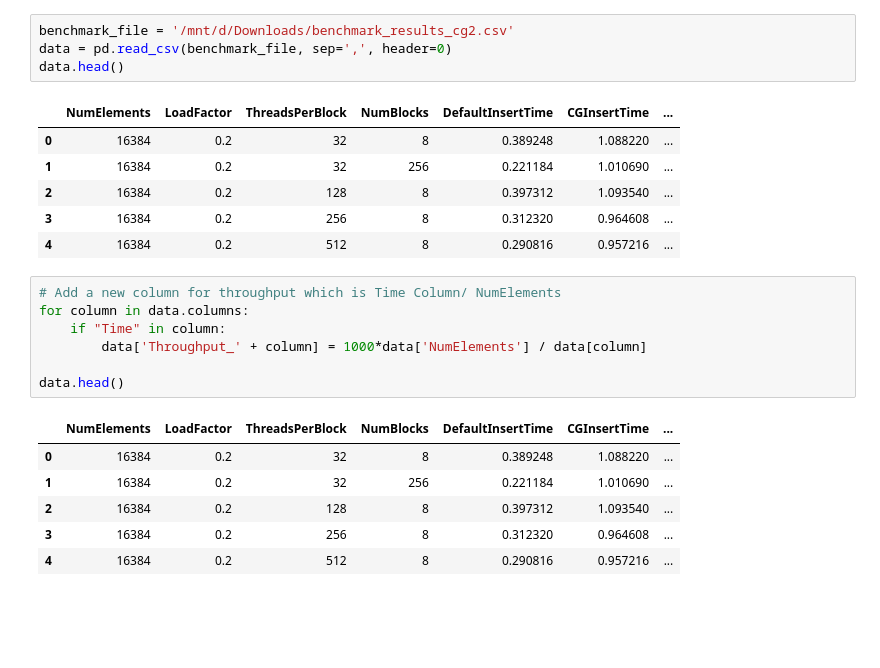
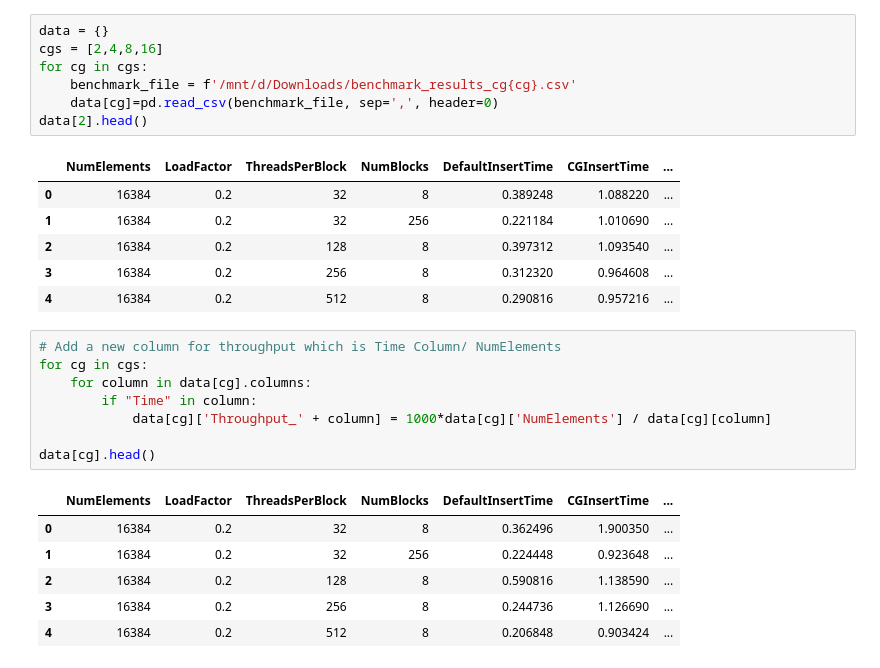
Before and after one commit to sandeepnmenon/gpu_datastructures, a Jupyter notebook: basics/visualize_results.ipynb, the cells around one changed output. Saved outputs shown, nothing was run; the diff lists cells and outputs as text; blank space fills up the shorter version.

```diff
--- a/basics/visualize_results.ipynb
+++ b/basics/visualize_results.ipynb
@@ -5,9 +5,12 @@ import pandas as pd
 
 %matplotlib inline
 # %%
-benchmark_file = '/mnt/d/Downloads/benchmark_results_cg2.csv'
-data = pd.read_csv(benchmark_file, sep=',', header=0)
-data.head()
+data = {}
+cgs = [2,4,8,16]
+for cg in cgs:
+    benchmark_file = f'/mnt/d/Downloads/benchmark_results_cg{cg}.csv'
+    data[cg]=pd.read_csv(benchmark_file, sep=',', header=0)
+data[2].head()
 # %% [output]
 |  | NumElements | LoadFactor | ThreadsPerBlock | NumBlocks | DefaultInsertTime | CGInsertTime | ... |
 | 0 | 16384 | 0.2 | 32 | 8 | 0.389248 | 1.088220 | ... |
@@ -17,15 +20,16 @@ data.head()
 | 4 | 16384 | 0.2 | 512 | 8 | 0.290816 | 0.957216 | ... |
 # %%
 # Add a new column for throughput which is Time Column/ NumElements
-for column in data.columns:
-    if "Time" in column:
-        data['Throughput_' + column] = 1000*data['NumElements'] / data[column]
+for cg in cgs:
+    for column in data[cg].columns:
+        if "Time" in column:
+            data[cg]['Throughput_' + column] = 1000*data[cg]['NumElements'] / data[cg][column]
 
-data.head()
+data[cg].head()
 # %% [output]
 |  | NumElements | LoadFactor | ThreadsPerBlock | NumBlocks | DefaultInsertTime | CGInsertTime | ... |
-| 0 | 16384 | 0.2 | 32 | 8 | 0.389248 | 1.088220 | ... |
-| 1 | 16384 | 0.2 | 32 | 256 | 0.221184 | 1.010690 | ... |
-| 2 | 16384 | 0.2 | 128 | 8 | 0.397312 | 1.093540 | ... |
-| 3 | 16384 | 0.2 | 256 | 8 | 0.312320 | 0.964608 | ... |
-| 4 | 16384 | 0.2 | 512 | 8 | 0.290816 | 0.957216 | ... |
+| 0 | 16384 | 0.2 | 32 | 8 | 0.362496 | 1.900350 | ... |
+| 1 | 16384 | 0.2 | 32 | 256 | 0.224448 | 0.923648 | ... |
+| 2 | 16384 | 0.2 | 128 | 8 | 0.590816 | 1.138590 | ... |
+| 3 | 16384 | 0.2 | 256 | 8 | 0.244736 | 1.126690 | ... |
+| 4 | 16384 | 0.2 | 512 | 8 | 0.206848 | 0.903424 | ... |
```
Also changed, not shown: parts of 4 cells of this notebook.
